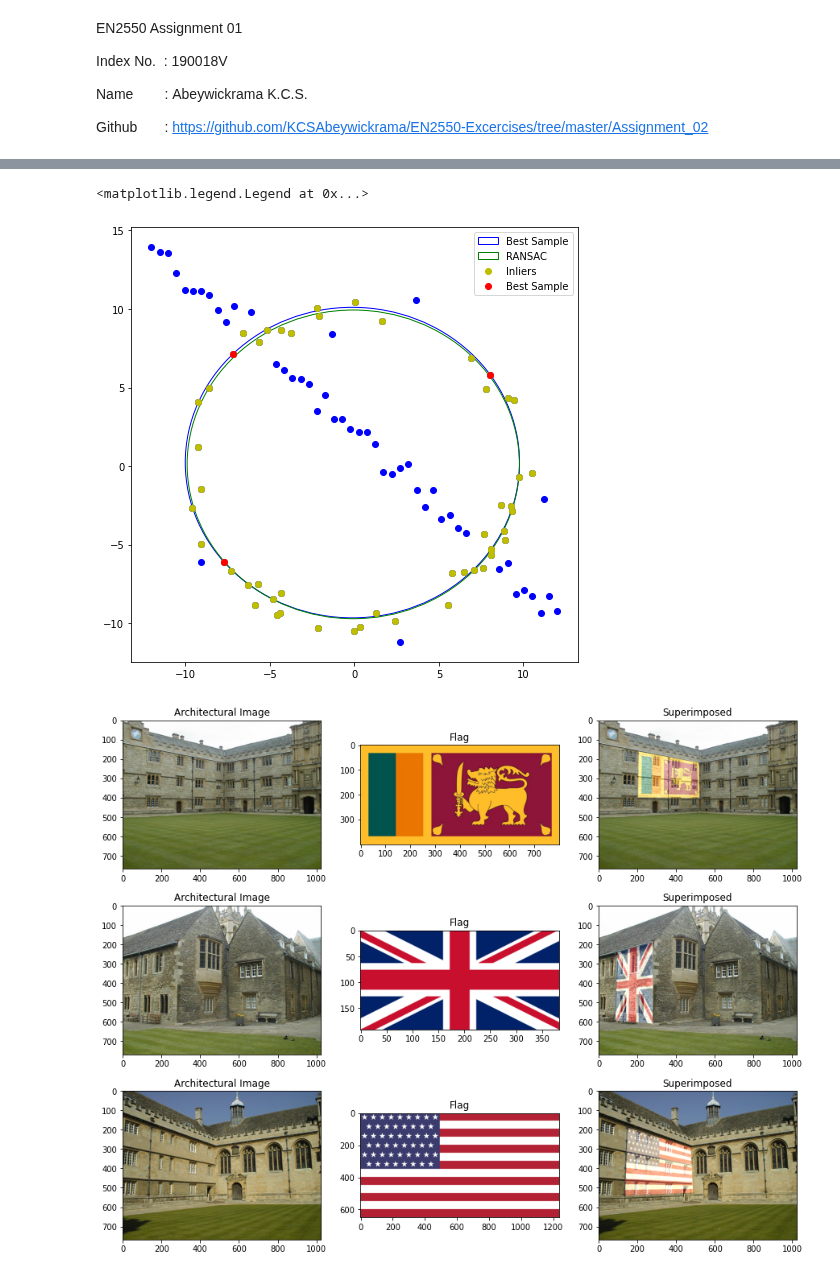
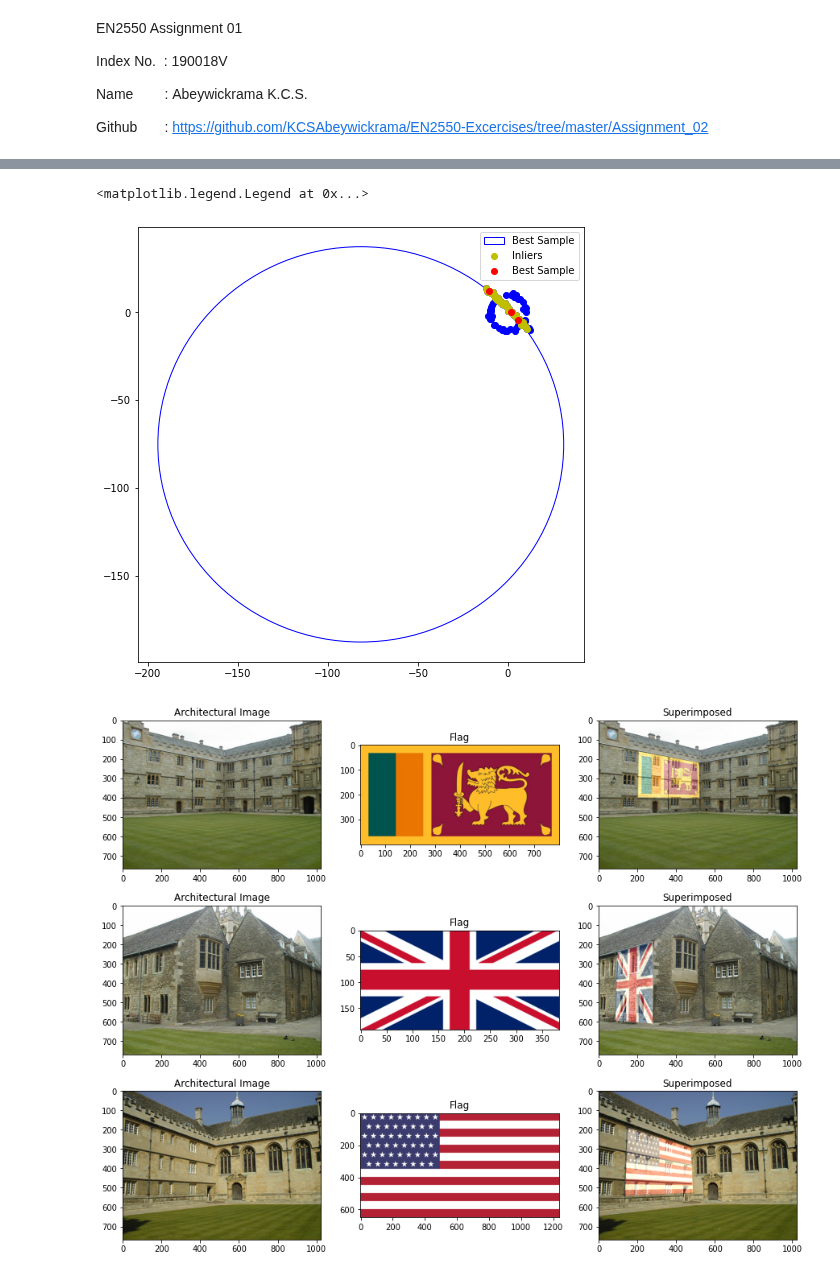
Before and after one commit to KCSAbeywickrama/EN2550-Excercises, a Jupyter notebook: Assignment_02/190018V_a02.ipynb, the cells around one changed output, grey strips where cells are left out. Drawn from its saved outputs; the diff is of its cells as text; code cells hidden in the pictures.

Commit message:
ransac test

```diff
--- a/Assignment_02/190018V_a02.ipynb
+++ b/Assignment_02/190018V_a02.ipynb
@@ -49,6 +97,8 @@ def get_circle(points):
     b = (x3-x1)**2 + (y3-y1)**2
     c = (x1-x2)**2 + (y1-y2)**2
     h = 2*(a*b + b*c + c*a) - (a*a + b*b + c*c)
+
+    if(h<=np.finfo(float).eps): return None
 
     px = (a*(b+c-a)*x1 + b*(c+a-b)*x2 + c*(a+b-c)*x3) / h
     py = (a*(b+c-a)*y1 + b*(c+a-b)*y2 + c*(a+b-c)*y3) / h
@@ -57,49 +107,77 @@ def get_circle(points):
     cr = c**0.5
     r = ar*br*cr / ((ar+br+cr)*(-ar+br+cr)*(ar-br+cr)*(ar+br-cr))**0.5
 
     return (px,py),r
 
-def get_inliers(points,center,r,thres):
+def fit_circle(points):
+    x,y=points[:,0],points[:,1]
+    x_m = np.mean(x)
+    y_m = np.mean(y)
+
+    u = x - x_m
+    v = y - y_m
+
+    Suv  = np.sum(u*v)
+    Suu  = np.sum(u**2)
+    Svv  = np.sum(v**2)
+    Suuv = np.sum(u**2 * v)
+    Suvv = np.sum(u * v**2)
+    Suuu = np.sum(u**3)
+    Svvv = np.sum(v**3)
+
+    A = np.array([ [ Suu, Suv ], [Suv, Svv]])
+    B = np.array([ Suuu + Suvv, Svvv + Suuv ])/2.0
+    uc, vc = linalg.solve(A, B)
+
+    xc = x_m + uc
+    yc = y_m + vc
+
+    ri = np.sqrt((x-xc)**2 + (y-yc)**2)
+    r  = np.mean(ri)
+
+    return (xc,yc),r
+
+
+def get_inliers(points,cicrle,thres):
+    center,r=cicrle
     tmp_diff_sqr=(points-np.array(center))**2
     r_difs=np.abs(np.sqrt(tmp_diff_sqr[:,0]+tmp_diff_sqr[:,1])-r)
     return points[r_difs<thres]
 
 def get_match(points,thres):
     point_count=len(points)
     max_inlier_count=0
     for ittr in range(ittrs_limit):
         init_points=points[np.random.choice(point_count,3)]
         circle=get_circle(init_points)
-        # if(circle):
-        inliers=get_inliers(points,circle[0],circle[1],thres)
-        inlier_count=len(inliers)
-        if inlier_count>max_inlier_count:
-            match_circle=circle
-            match_inliers=inliers
-            match_samples=init_points
-            max_inlier_count=inlier_count
+        if(circle):
+            inliers=get_inliers(points,circle,thres)
+            inlier_count=len(inliers)
+            if inlier_count>max_inlier_count:
+                match_circle,match_samples,match_inliers=circle,init_points,inliers
+                max_inlier_count=inlier_count
 
     return match_circle,match_samples,match_inliers
 
-ittrs_limit=100
+ittrs_limit=500
 inlie_thres=1
-(smpl_center,smpl_r),smpl_points,smpl_inliers=get_match(X,inlie_thres)
-(ransac_center,ransac_r),ransac_points,ransac_inliers=get_match(smpl_inliers,inlie_thres)
+(smpl_center,smpl_r),smpl_points,inliers=get_match(X,inlie_thres)
+# ransac_center,ransac_r=fit_circle(inliers)
 
 fig,ax=plt.subplots(1,1,figsize=(8,8))
 ax.scatter(X[:,0],X[:,1],color='b')
 
 smpl_circle=plt.Circle(smpl_center,smpl_r,fill=False,color='b',label="Best Sample")
-ransac_circle=plt.Circle(ransac_center,ransac_r,fill=False,color='g',label="RANSAC")
+# ransac_circle=plt.Circle(ransac_center,ransac_r,fill=False,color='g',label="RANSAC")
 ax.add_patch(smpl_circle)
-ax.add_patch(ransac_circle)
+# ax.add_patch(ransac_circle)
 
-ax.scatter(smpl_inliers[:,0],smpl_inliers[:,1],color='y',label="Inliers")
+ax.scatter(inliers[:,0],inliers[:,1],color='y',label="Inliers")
 ax.scatter(smpl_points[:,0],smpl_points[:,1],color='r',label="Best Sample")
 ax.legend(fancybox=True)
 # %% [output]
 <matplotlib.legend.Legend at 0x...>
-[figure, old version]
+[figure, new version]
 # %%
 # q2
 
```
Also changed, not shown: parts of 2 cells of this notebook.
